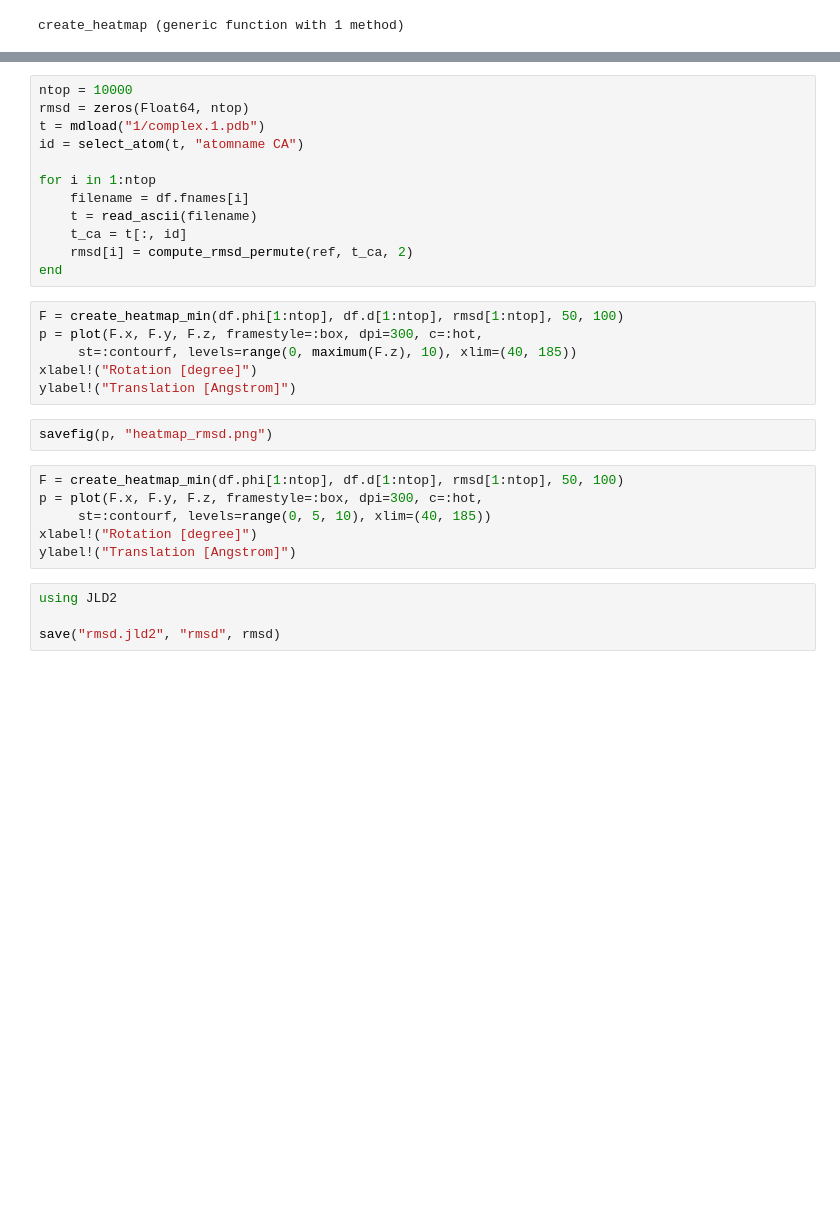
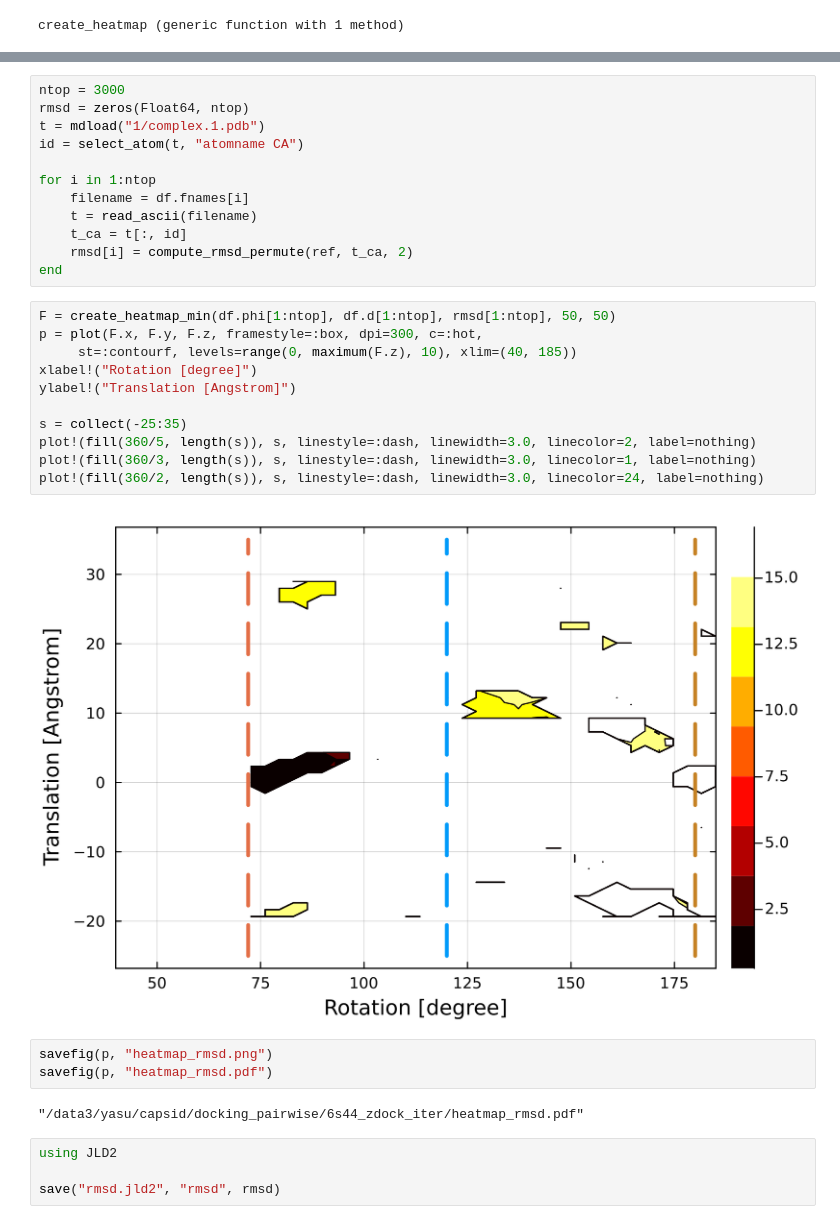
Before and after one commit to matsunagalab/capsid, a Jupyter notebook: docking_pairwise/6s44_zdock_iter/visualize.ipynb, the cells around one changed output, grey strips where cells are left out. Saved outputs shown, nothing was run; the diff lists cells and outputs as text; blank space fills up the shorter version.

```diff
--- a/docking_pairwise/6s44_zdock_iter/visualize.ipynb
+++ b/docking_pairwise/6s44_zdock_iter/visualize.ipynb
@@ -153,5 +182,5 @@ end
 # %%
-ntop = 10000
+ntop = 3000
 rmsd = zeros(Float64, ntop)
 t = mdload("1/complex.1.pdb")
 id = select_atom(t, "atomname CA")
@@ -163,19 +192,23 @@ for i in 1:ntop
     rmsd[i] = compute_rmsd_permute(ref, t_ca, 2)
 end
 # %%
-F = create_heatmap_min(df.phi[1:ntop], df.d[1:ntop], rmsd[1:ntop], 50, 100)
+F = create_heatmap_min(df.phi[1:ntop], df.d[1:ntop], rmsd[1:ntop], 50, 50)
 p = plot(F.x, F.y, F.z, framestyle=:box, dpi=300, c=:hot,
      st=:contourf, levels=range(0, maximum(F.z), 10), xlim=(40, 185))
 xlabel!("Rotation [degree]")
 ylabel!("Translation [Angstrom]")
+
+s = collect(-25:35)
+plot!(fill(360/5, length(s)), s, linestyle=:dash, linewidth=3.0, linecolor=2, label=nothing)
+plot!(fill(360/3, length(s)), s, linestyle=:dash, linewidth=3.0, linecolor=1, label=nothing)
+plot!(fill(360/2, length(s)), s, linestyle=:dash, linewidth=3.0, linecolor=24, label=nothing)
+# %% [output]
+[figure, added]
 # %%
 savefig(p, "heatmap_rmsd.png")
+savefig(p, "heatmap_rmsd.pdf")
+# %% [output]
+"/data3/yasu/capsid/docking_pairwise/6s44_zdock_iter/heatmap_rmsd.pdf"
-# %%
-F = create_heatmap_min(df.phi[1:ntop], df.d[1:ntop], rmsd[1:ntop], 50, 100)
-p = plot(F.x, F.y, F.z, framestyle=:box, dpi=300, c=:hot,
-     st=:contourf, levels=range(0, 5, 10), xlim=(40, 185))
-xlabel!("Rotation [degree]")
-ylabel!("Translation [Angstrom]")
 # %%
 using JLD2
 
```
Also changed, not shown: parts of 10 cells of this notebook, 23 other files.
